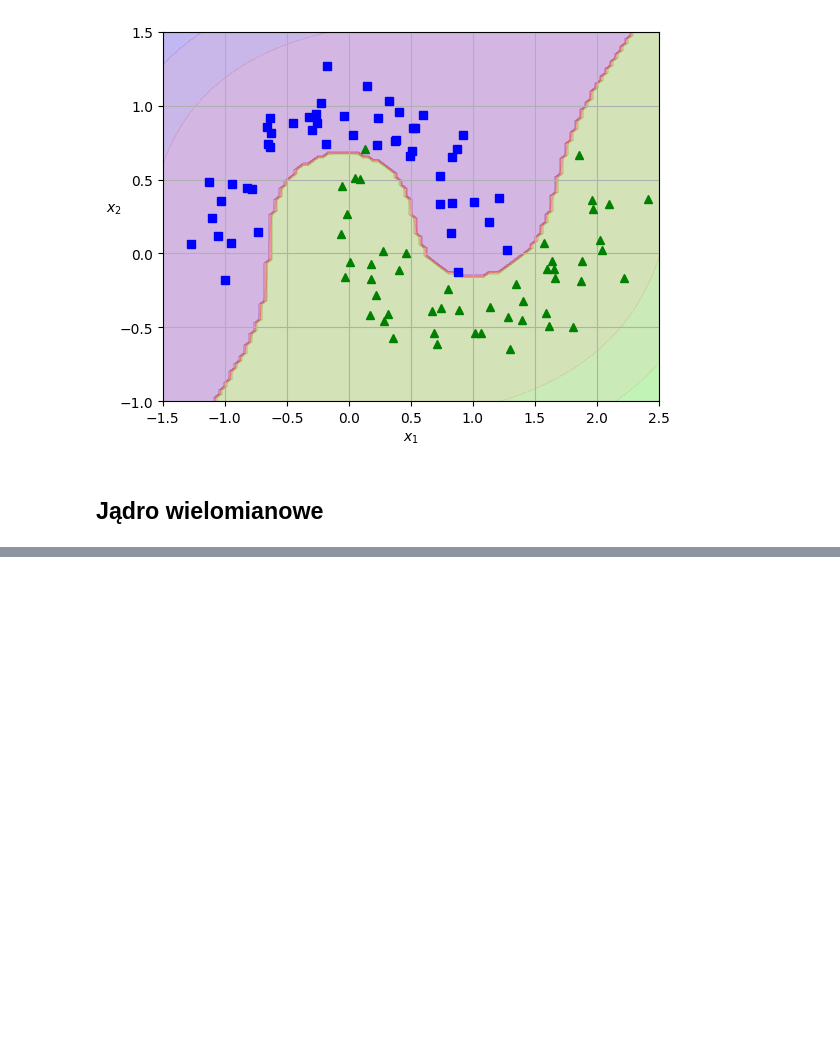
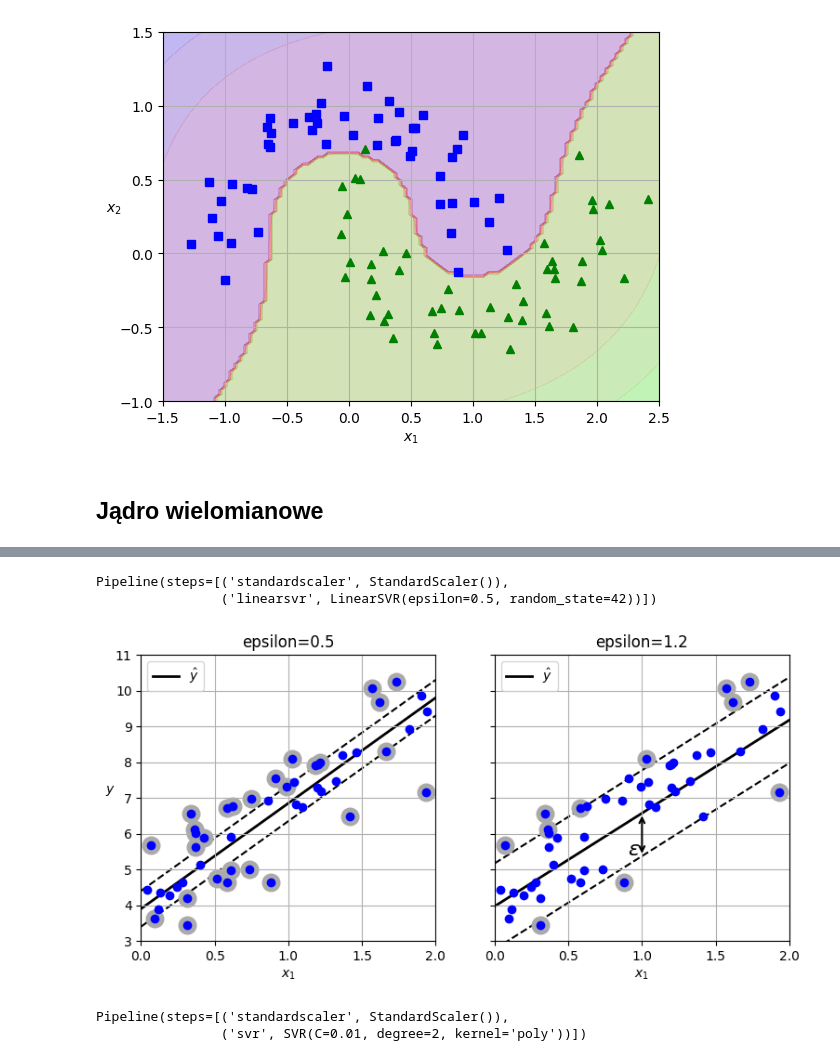
Before and after one commit to JerzyMarczewski/machine-learnig, a Jupyter notebook: Rozdzial5.ipynb, the cells around one changed output, grey strips where cells are left out. Saved outputs shown, nothing was run; the diff lists cells and outputs as text; code cells hidden in the pictures; blank space fills up the shorter version.

```diff
--- a/Rozdzial5.ipynb
+++ b/Rozdzial5.ipynb
@@ -77,0 +118,78 @@ plt.show()
+# %%
+from sklearn.svm import LinearSVR
+
+# extra code – these 3 lines generate a simple linear dataset
+np.random.seed(42)
+X = 2 * np.random.rand(50, 1)
+y = 4 + 3 * X[:, 0] + np.random.randn(50)
+
+svm_reg = make_pipeline(StandardScaler(),
+                        LinearSVR(epsilon=0.5, random_state=42))
+svm_reg.fit(X, y)
+# %% [output]
+Pipeline(steps=[('standardscaler', StandardScaler()),
+                ('linearsvr', LinearSVR(epsilon=0.5, random_state=42))])
+# %%
+def find_support_vectors(svm_reg, X, y):
+    y_pred = svm_reg.predict(X)
+    epsilon = svm_reg[-1].epsilon
+    off_margin = np.abs(y - y_pred) >= epsilon
+    return np.argwhere(off_margin)
+
+def plot_svm_regression(svm_reg, X, y, axes):
+    x1s = np.linspace(axes[0], axes[1], 100).reshape(100, 1)
+    y_pred = svm_reg.predict(x1s)
+    epsilon = svm_reg[-1].epsilon
+    plt.plot(x1s, y_pred, "k-", linewidth=2, label=r"$\hat{y}$", zorder=-2)
+    plt.plot(x1s, y_pred + epsilon, "k--", zorder=-2)
+    plt.plot(x1s, y_pred - epsilon, "k--", zorder=-2)
+    plt.scatter(X[svm_reg._support], y[svm_reg._support], s=180,
+                facecolors='#AAA', zorder=-1)
+    plt.plot(X, y, "bo")
+    plt.xlabel("$x_1$")
+    plt.legend(loc="upper left")
+    plt.axis(axes)
+
+svm_reg2 = make_pipeline(StandardScaler(),
+                         LinearSVR(epsilon=1.2, random_state=42))
+svm_reg2.fit(X, y)
+
+svm_reg._support = find_support_vectors(svm_reg, X, y)
+svm_reg2._support = find_support_vectors(svm_reg2, X, y)
+
+eps_x1 = 1
+eps_y_pred = svm_reg2.predict([[eps_x1]])
+
+fig, axes = plt.subplots(ncols=2, figsize=(9, 4), sharey=True)
+plt.sca(axes[0])
+plot_svm_regression(svm_reg, X, y, [0, 2, 3, 11])
+plt.title(f"epsilon={svm_reg[-1].epsilon}")
+plt.ylabel("$y$", rotation=0)
+plt.grid()
+plt.sca(axes[1])
+plot_svm_regression(svm_reg2, X, y, [0, 2, 3, 11])
+plt.title(f"epsilon={svm_reg2[-1].epsilon}")
+plt.annotate(
+        '', xy=(eps_x1, eps_y_pred), xycoords='data',
+        xytext=(eps_x1, eps_y_pred - svm_reg2[-1].epsilon),
+        textcoords='data', arrowprops={'arrowstyle': '<->', 'linewidth': 1.5}
+    )
+plt.text(0.90, 5.4, r"$\epsilon$", fontsize=16)
+plt.grid()
+plt.show()
+# %% [output]
+[figure, added]
+# %%
+from sklearn.svm import SVR
+
+# extra code – these 3 lines generate a simple quadratic dataset
+np.random.seed(42)
+X = 2 * np.random.rand(50, 1) - 1
+y = 0.2 + 0.1 * X[:, 0] + 0.5 * X[:, 0] ** 2 + np.random.randn(50) / 10
+
+svm_poly_reg = make_pipeline(StandardScaler(),
+                             SVR(kernel="poly", degree=2, C=0.01, epsilon=0.1))
+svm_poly_reg.fit(X, y)
+# %% [output]
+Pipeline(steps=[('standardscaler', StandardScaler()),
+                ('svr', SVR(C=0.01, degree=2, kernel='poly'))])
```
Also changed, not shown: parts of 6 cells of this notebook.
